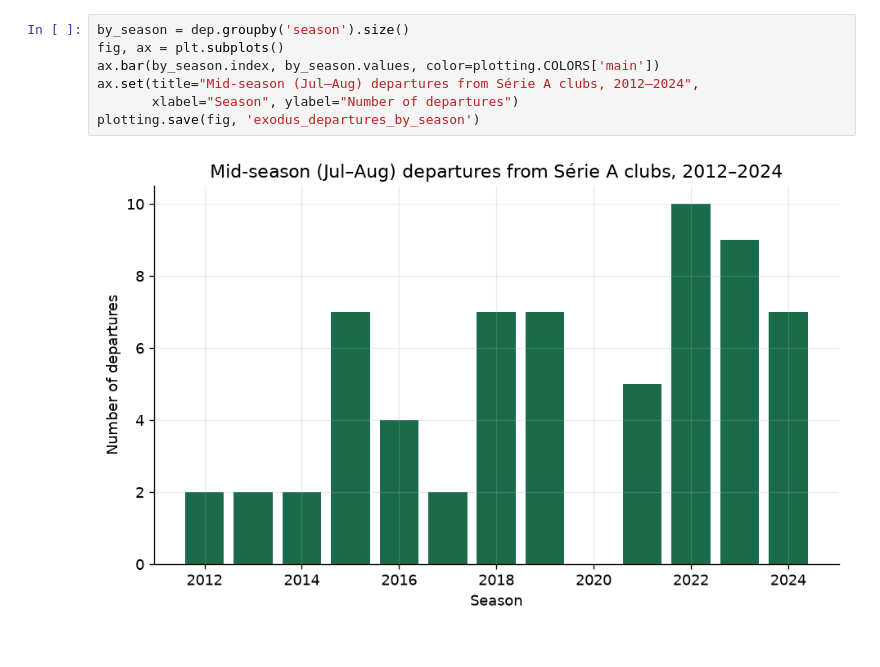
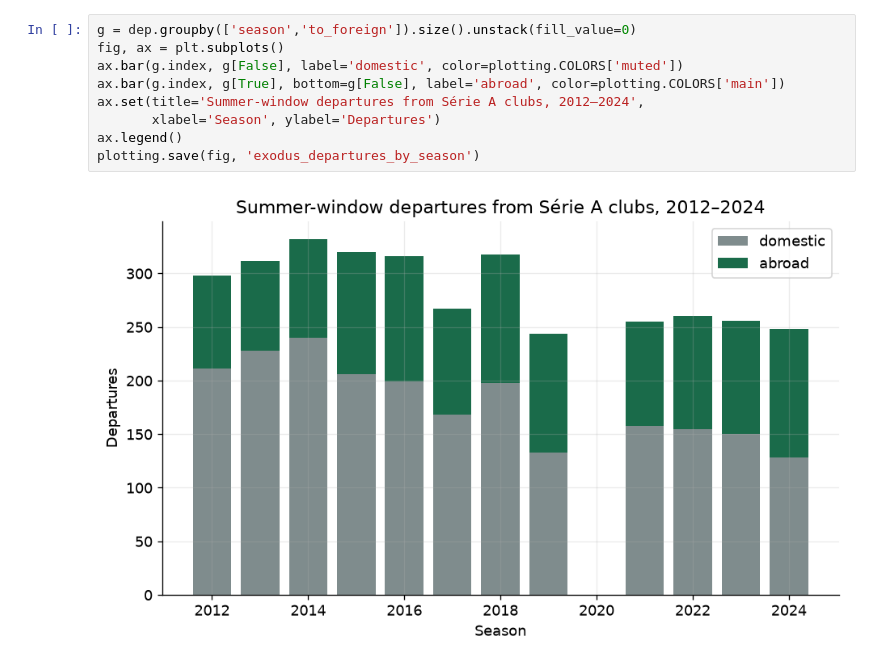
Before and after one commit to GuBohn/brasileirao-study, a Jupyter notebook: notebooks/06_transfer_data.ipynb, the cells around one changed output. Drawn from its saved outputs; the diff is of its cells as text.

```diff
--- a/notebooks/06_transfer_data.ipynb
+++ b/notebooks/06_transfer_data.ipynb
@@ -31,10 +34,12 @@ market value present: 92%
 # %%
-by_season = dep.groupby('season').size()
+g = dep.groupby(['season','to_foreign']).size().unstack(fill_value=0)
 fig, ax = plt.subplots()
-ax.bar(by_season.index, by_season.values, color=plotting.COLORS['main'])
-ax.set(title="Mid-season (Jul–Aug) departures from Série A clubs, 2012–2024",
-       xlabel="Season", ylabel="Number of departures")
+ax.bar(g.index, g[False], label='domestic', color=plotting.COLORS['muted'])
+ax.bar(g.index, g[True], bottom=g[False], label='abroad', color=plotting.COLORS['main'])
+ax.set(title='Summer-window departures from Série A clubs, 2012–2024',
+       xlabel='Season', ylabel='Departures')
+ax.legend()
 plotting.save(fig, 'exodus_departures_by_season')
 # %% [output]
-[figure, old version]
+[figure, new version]
 # %%
```
Also changed, not shown: parts of 5 cells of this notebook, 9 other files.
